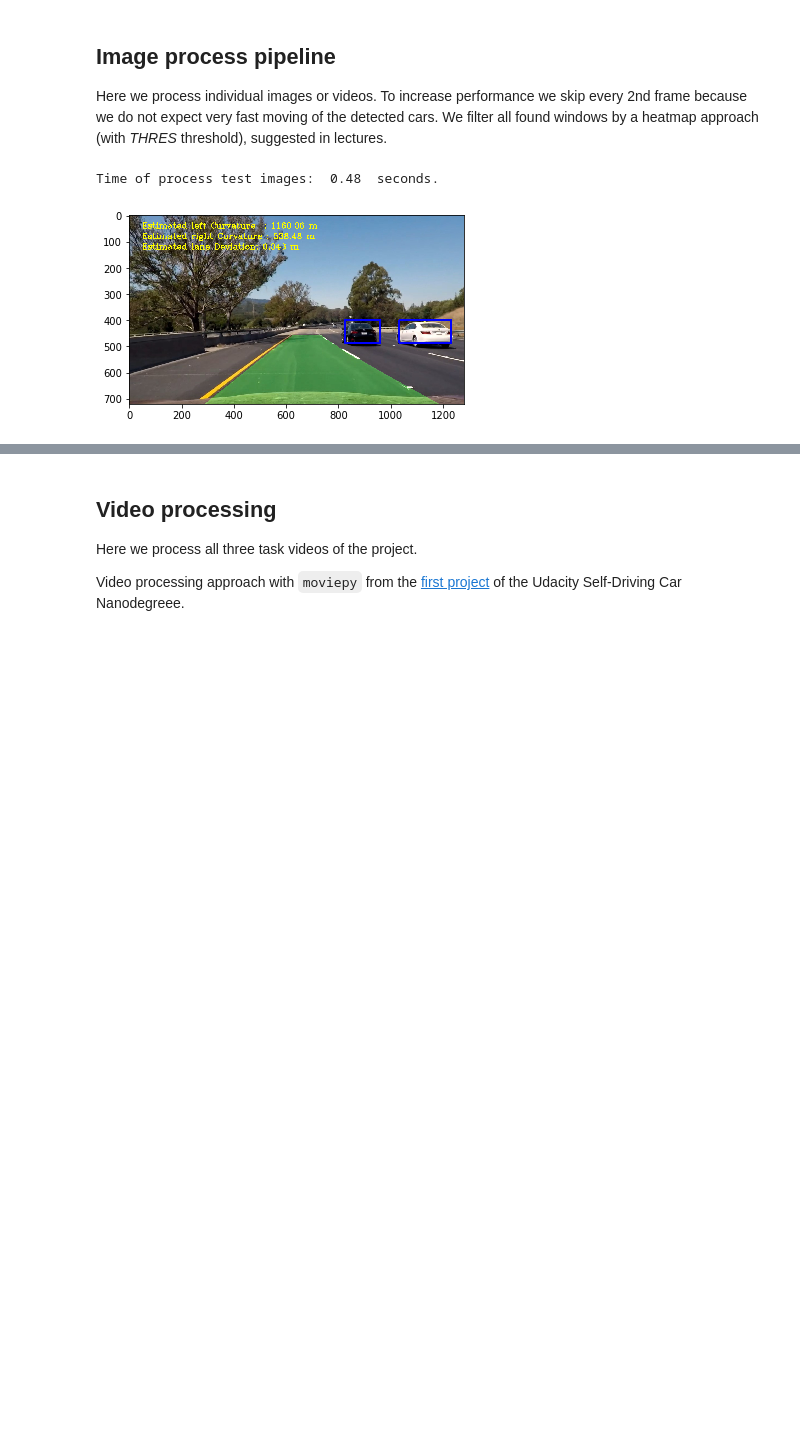
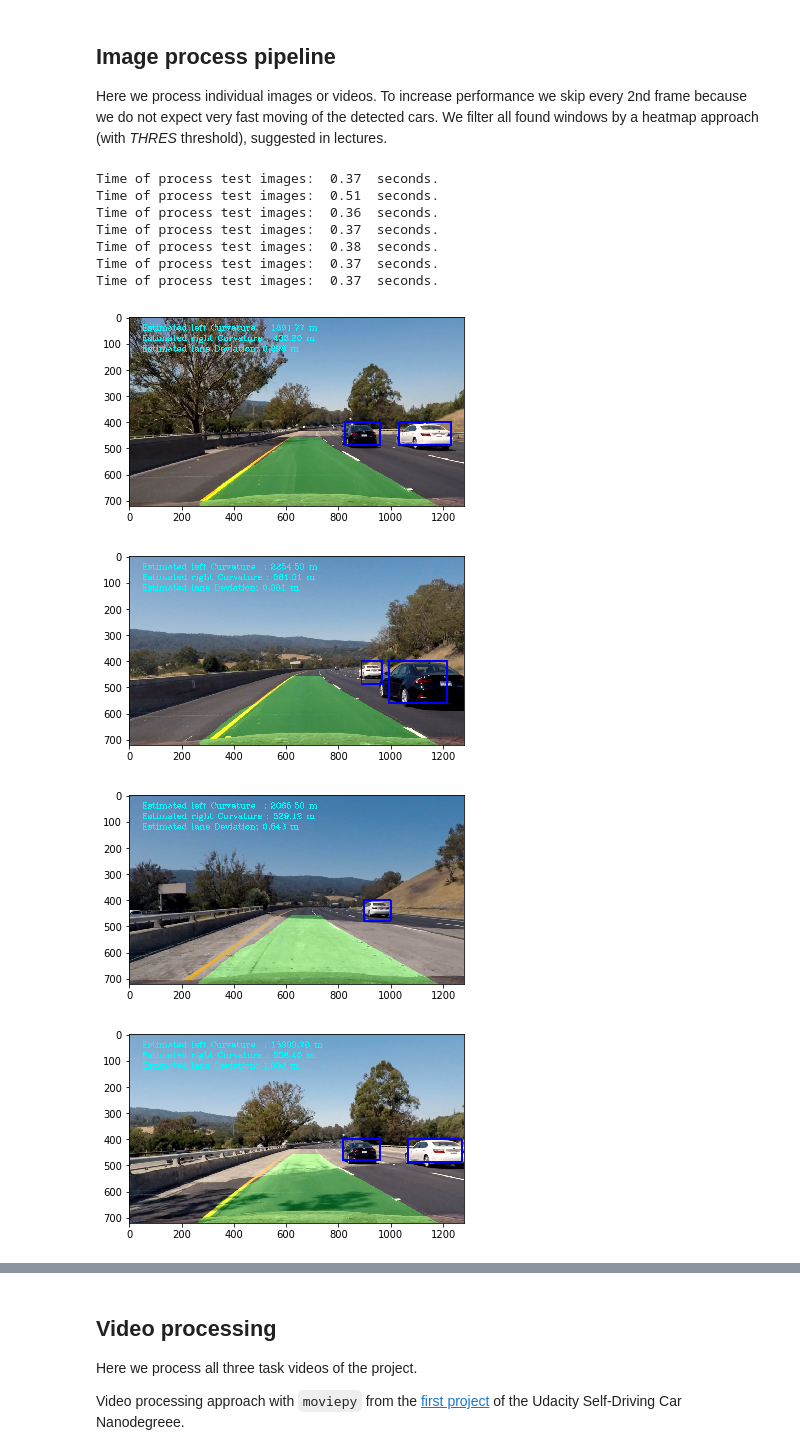
Before and after one commit to wuqianliang/ND013, a Jupyter notebook: Vehicle Detection and Tracking/Vehicle_Detection_and_Tracking.ipynb, the cells around one changed output, grey strips where cells are left out. Saved outputs shown, nothing was run; the diff lists cells and outputs as text; code cells hidden in the pictures; blank space fills up the shorter version.

```diff
--- a/Vehicle Detection and Tracking/Vehicle_Detection_and_Tracking.ipynb
+++ b/Vehicle Detection and Tracking/Vehicle_Detection_and_Tracking.ipynb
@@ -619,11 +619,9 @@ def find_cars(img, ystart, ystop, xstart, xstop, scale, step,
 ## Image process pipeline
 
 Here we process individual images or videos. To increase performance we skip every 2nd frame because we do not expect very fast moving of the detected cars. We filter all found windows by a heatmap approach (with *THRES* threshold), suggested in lectures.
-# %%
-from scipy.ndimage.measurements import label
-
-image = mpimg.imread('test_images/test1.jpg')
 # %%
+from scipy.ndimage.measurements import label
+
 def add_heat(heatmap, bbox_list):
     # Iterate through list of bboxes
     for box in bbox_list:
@@ -673,41 +671,54 @@ def image_process_pipeline(image):
                     xy_window=(64, 64), xy_overlap=(0.75, 0.75))
         boxes += (search_windows(img, windows, svc, X_scaler, color_space=color_space,
                         spatial_size=spatial_size, hist_bins=hist_bins,
                         orient=orient, pix_per_cell=pix_per_cell,
                         cell_per_block=cell_per_block,
                         hog_channel=hog_channel, spatial_feat=spatial_feat,
                         hist_feat=hist_feat, hog_feat=hog_feat))
     '''
     if True:
+        # Right side
         boxes = find_cars(img, 400, 650, 800, 1280, 2.5, 2, svc, X_scaler, orient, pix_per_cell, cell_per_block, spatial_size, hist_bins)
         boxes += find_cars(img, 400, 500, 800, 1280, 1, 1, svc, X_scaler, orient, pix_per_cell, cell_per_block, spatial_size, hist_bins)
+        # Left side
+        boxes += find_cars(img, 400, 650, 0, 400, 2.5, 2, svc, X_scaler, orient, pix_per_cell, cell_per_block, spatial_size, hist_bins)
+        boxes += find_cars(img, 400, 500, 0, 400, 1, 1, svc, X_scaler, orient, pix_per_cell, cell_per_block, spatial_size, hist_bins)
+
         # For far cars
-        #boxes = find_cars(img, 400, 650, 950, 1280, 2.0, 2, svc, X_scaler, orient, pix_per_cell, cell_per_block, spatial_size, hist_bins)
-        #boxes += find_cars(img, 400, 650, 800, 1280, 3, 2, svc, X_scaler, orient, pix_per_cell, cell_per_block, spatial_size, hist_bins)
-        #boxes += find_cars(img, 400, 650, 0, 330, 2.0, 2, svc, X_scaler, orient, pix_per_cell, cell_per_block, spatial_size, hist_bins)
+        boxes += find_cars(img, 400, 450, 400, 800, 0.75, 1, svc, X_scaler, orient, pix_per_cell, cell_per_block, spatial_size, hist_bins)
 
     # Add heat to each box in box list
     heat = add_heat(heat,boxes)
 
     # Apply threshold to help remove false positives
     heat = apply_threshold(heat,2)
 
     # Visualize the heatmap when displaying
     heatmap = np.clip(heat, 0, 255)
 
     # Find final boxes from heatmap using label function
     labels = label(heatmap)
     draw_img = draw_labeled_bboxes(np.copy(image), labels)
     #draw_img = draw_boxes(draw_img, boxes, color=(0, 255, 0), thick=4)
 
     return cv2.cvtColor(draw_img, cv2.COLOR_RGB2BGR)
 
-t=time.time() # Start time
-im = line.image_process_pipeline(image)
-img = np.copy(im)
-d_image = image_process_pipeline(img)
-show_img(d_image)
-print('Time of process test images: ',round(time.time()-t, 2),' seconds.')
+for ima in glob.glob('test_images/test*.jpg'):
+    image1 = cv2.imread(ima)
+    image2 = line.image_process_pipeline(image1)
+    image3 = cv2.cvtColor(image2, cv2.COLOR_BGR2RGB)
+    t=time.time() # Start time
+    show_img(image_process_pipeline(image3))
+    print('Time of process test images: ',round(time.time()-t, 2),' seconds.')
 # %% [output]
-Time of process test images:  0.48  seconds.
+Time of process test images:  0.37  seconds.
+Time of process test images:  0.51  seconds.
+Time of process test images:  0.36  seconds.
+Time of process test images:  0.37  seconds.
+Time of process test images:  0.38  seconds.
+Time of process test images:  0.37  seconds.
+Time of process test images:  0.37  seconds.
-[figure, old version]
+[figure, new version]
+[figure, added]
+[figure, added]
+[figure, added]
```
Also changed, not shown: parts of 1 cell of this notebook.
